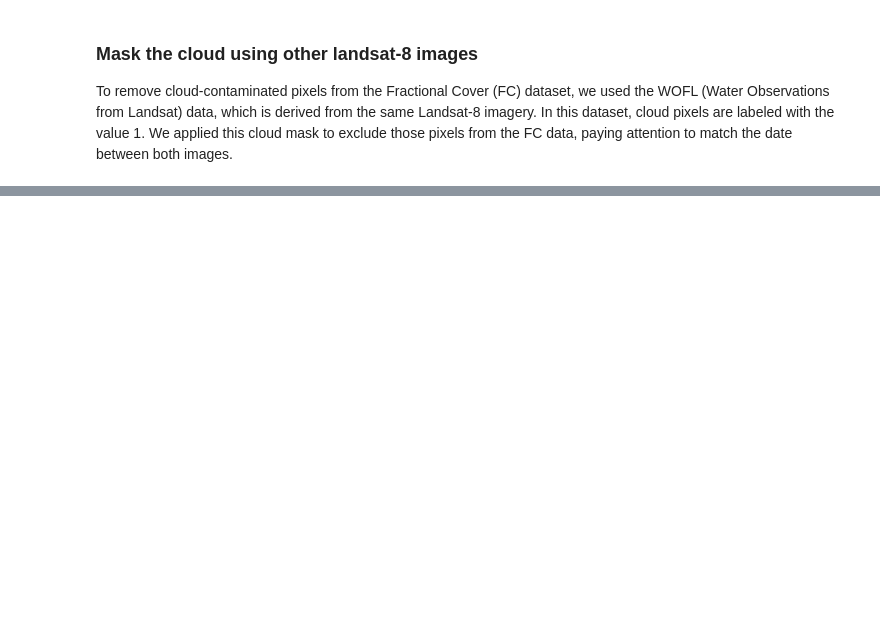
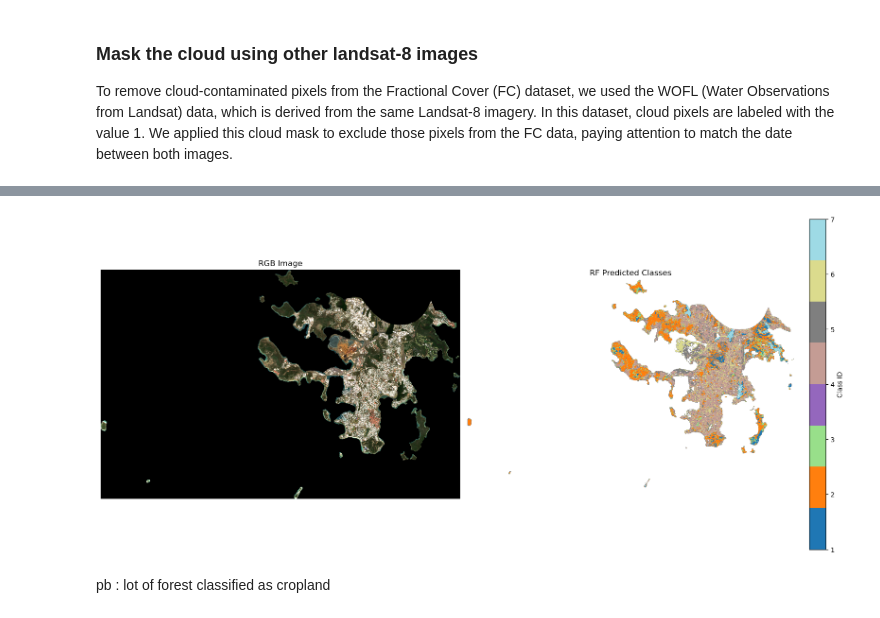
Before and after one commit to digitalearthpacific/dep-fc-applications, a Jupyter notebook: FC_RF_Classifier.ipynb, the cells around one changed output, grey strips where cells are left out. Cells and saved outputs as stored; diff of their text form; code cells hidden in the pictures; blank space fills up the shorter version.

```diff
--- a/FC_RF_Classifier.ipynb
+++ b/FC_RF_Classifier.ipynb
@@ -743,0 +861,18 @@ bands.rio.to_raster("fc_fijitest_jan_apr.tif")
+# %%
+# montlhy ndvi (reproject)
+
+ndvi_files = sorted(glob.glob("./test/ndvi_*.tif"))
+target_crs = "EPSG:3832"
+for f in ndvi_files:
+    # Open raster
+    da = rioxarray.open_rasterio(f, masked=False)
+
+    # Count NaN pixels
+    nan_count = da.isnull().sum().item()
+
+    # reproject to EPSG : 3832
+    da = da.rio.reproject(target_crs)
+
+    # Save raster with NaN encoded as NoData
+    da.rio.write_nodata(None, encoded=True)
+    da.rio.to_raster(f)
@@ -743,0 +929,46 @@ bands.rio.to_raster("fc_fijitest_jan_apr.tif")
+# %%
+bands, ysize, xsize = stacked.shape
+
+# Flatten to (pixels, features)
+X_test = stacked.values.reshape(bands, -1).T
+
+# Select only valid pixels
+valid_mask = np.all(np.isfinite(X_test), axis=1)
+X_valid = X_test[valid_mask]
+
+# Predict only on valid pixels
+pred_flat = np.full(X_test.shape[0], np.nan)  # initialize with NaN
+pred_flat[valid_mask] = rf.predict(X_valid)
+
+# Reshape back to raster
+pred_raster = pred_flat.reshape(ysize, xsize)
+
+# Load RGB for plotting
+red = rioxarray.open_rasterio("./test/red1.tif")[0].values
+green = rioxarray.open_rasterio("./test/green1.tif")[0].values
+blue = rioxarray.open_rasterio("./test/blue1.tif")[0].values
+
+rgb = np.stack([red, green, blue], axis=-1)
+rgb_norm = np.clip(rgb / np.percentile(rgb, 99), 0, 1)
+
+# Colormap for classes
+num_classes = int(np.nanmax(pred_raster)) + 1
+cmap = ListedColormap(plt.cm.get_cmap('tab20', num_classes).colors)
+
+# Plot side by side
+fig, axes = plt.subplots(1, 2, figsize=(16, 8))
+axes[0].imshow(rgb_norm)
+axes[0].set_title("RGB Image")
+axes[0].axis('off')
+
+im = axes[1].imshow(pred_raster, cmap=cmap)
+axes[1].set_title("RF Predicted Classes")
+axes[1].axis('off')
+fig.colorbar(im, ax=axes[1], fraction=0.046, pad=0.04, label='Class ID')
+
+plt.tight_layout()
+plt.show()
+# %% [output]
+[figure, added]
+# %% [markdown]
+pb : lot of forest classified as cropland
```
Also changed, not shown: parts of 25 cells of this notebook.
